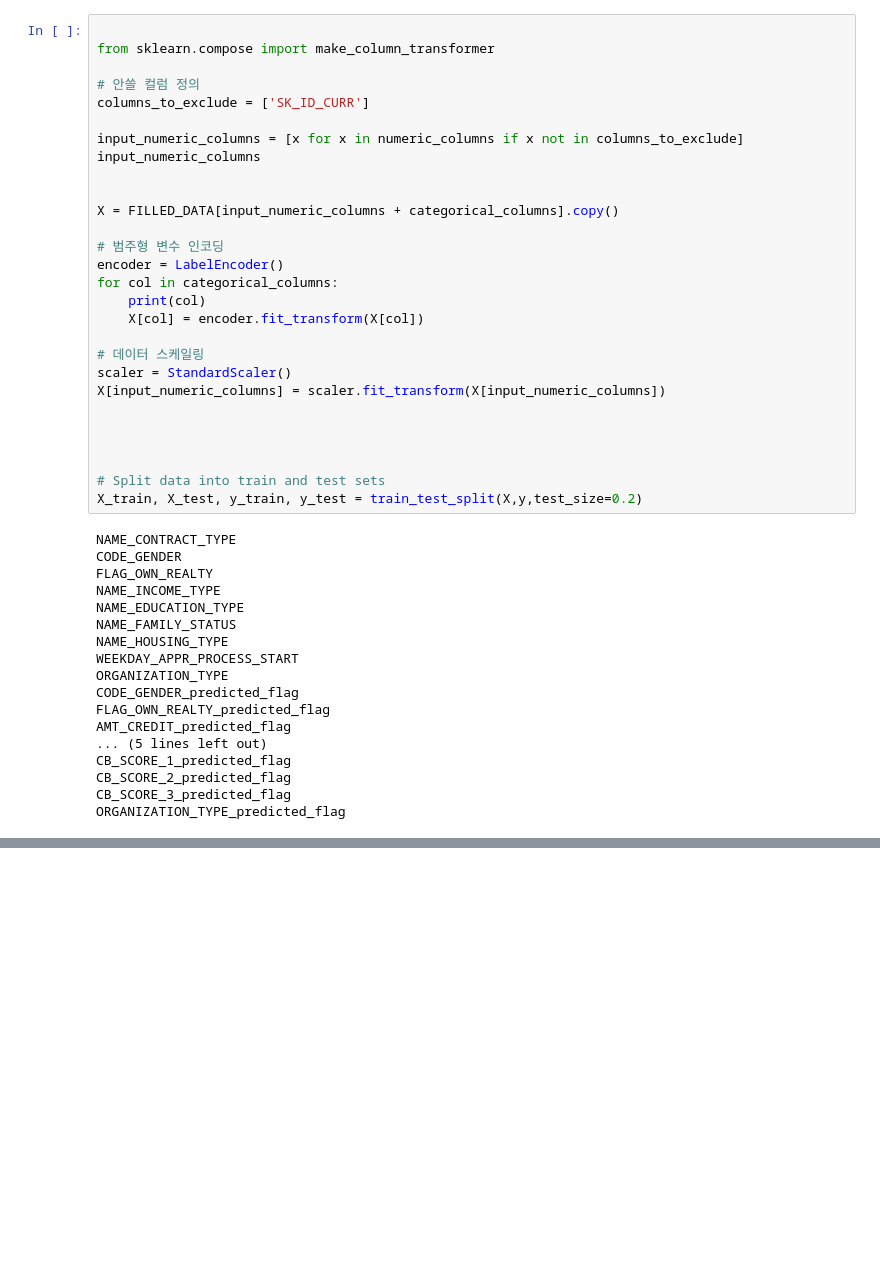
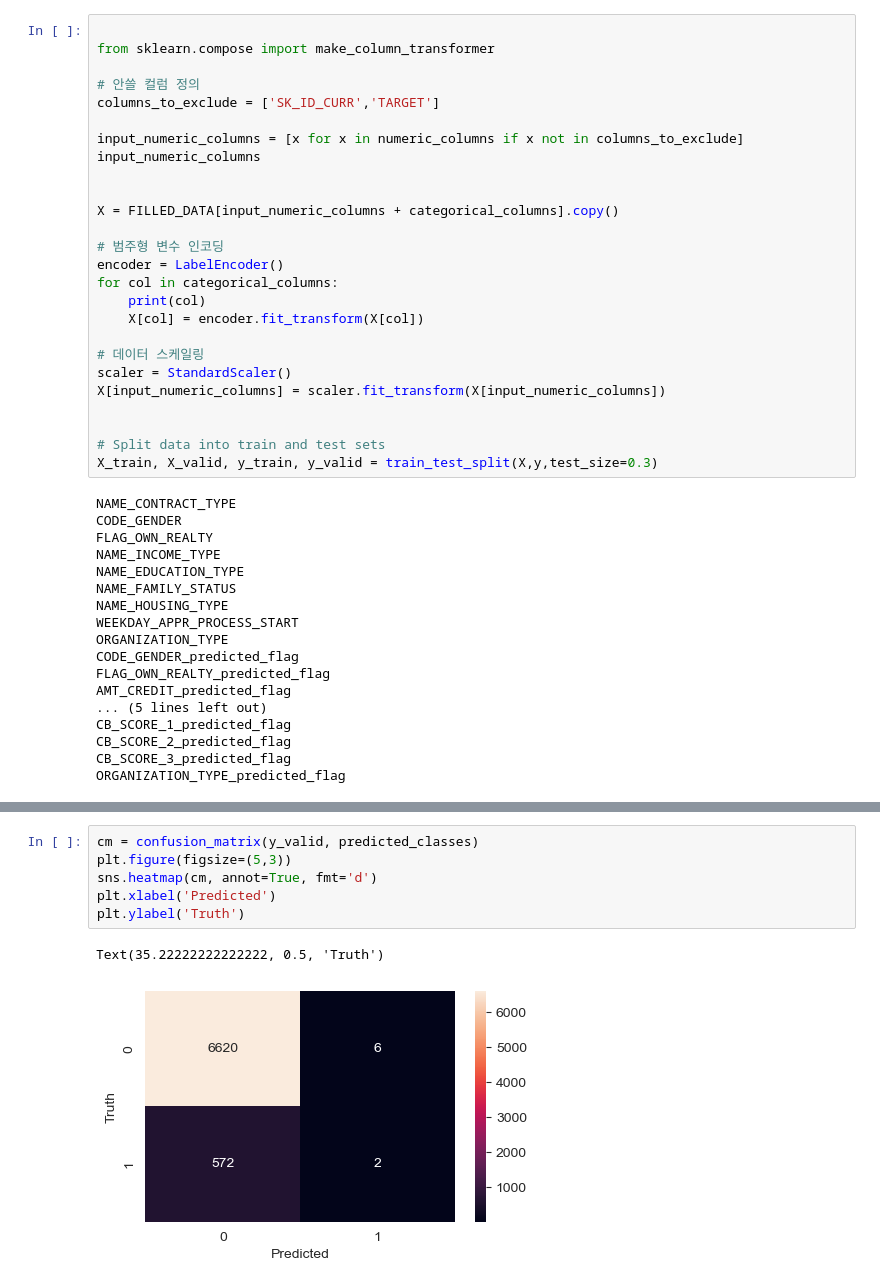
Before and after one commit to yellowlemontea/JB_DS2, a Jupyter notebook: Jun_working_file_230911.ipynb, the cells around one changed output, grey strips where cells are left out. Cells and saved outputs as stored; diff of their text form; blank space fills up the shorter version.

```diff
--- a/Jun_working_file_230911.ipynb
+++ b/Jun_working_file_230911.ipynb
@@ -985,7 +1029,7 @@ KeyboardInterrupt:
 from sklearn.compose import make_column_transformer
 
 # 안쓸 컬럼 정의
-columns_to_exclude = ['SK_ID_CURR']
+columns_to_exclude = ['SK_ID_CURR','TARGET']
 
 input_numeric_columns = [x for x in numeric_columns if x not in columns_to_exclude]
 input_numeric_columns
@@ -1004,10 +1048,8 @@ scaler = StandardScaler()
 X[input_numeric_columns] = scaler.fit_transform(X[input_numeric_columns])
 
 
-
-
 # Split data into train and test sets
-X_train, X_test, y_train, y_test = train_test_split(X,y,test_size=0.2)
+X_train, X_valid, y_train, y_valid = train_test_split(X,y,test_size=0.3)
 # %% [output]
 NAME_CONTRACT_TYPE
 CODE_GENDER
@@ -1083,0 +1135,9 @@ F1-Score: 1.0
+# %%
+cm = confusion_matrix(y_valid, predicted_classes)
+plt.figure(figsize=(5,3))
+sns.heatmap(cm, annot=True, fmt='d')
+plt.xlabel('Predicted')
+plt.ylabel('Truth')
+# %% [output]
+Text(35.22222222222222, 0.5, 'Truth')
+[figure, added]
```
Also changed, not shown: parts of 16 cells of this notebook.
